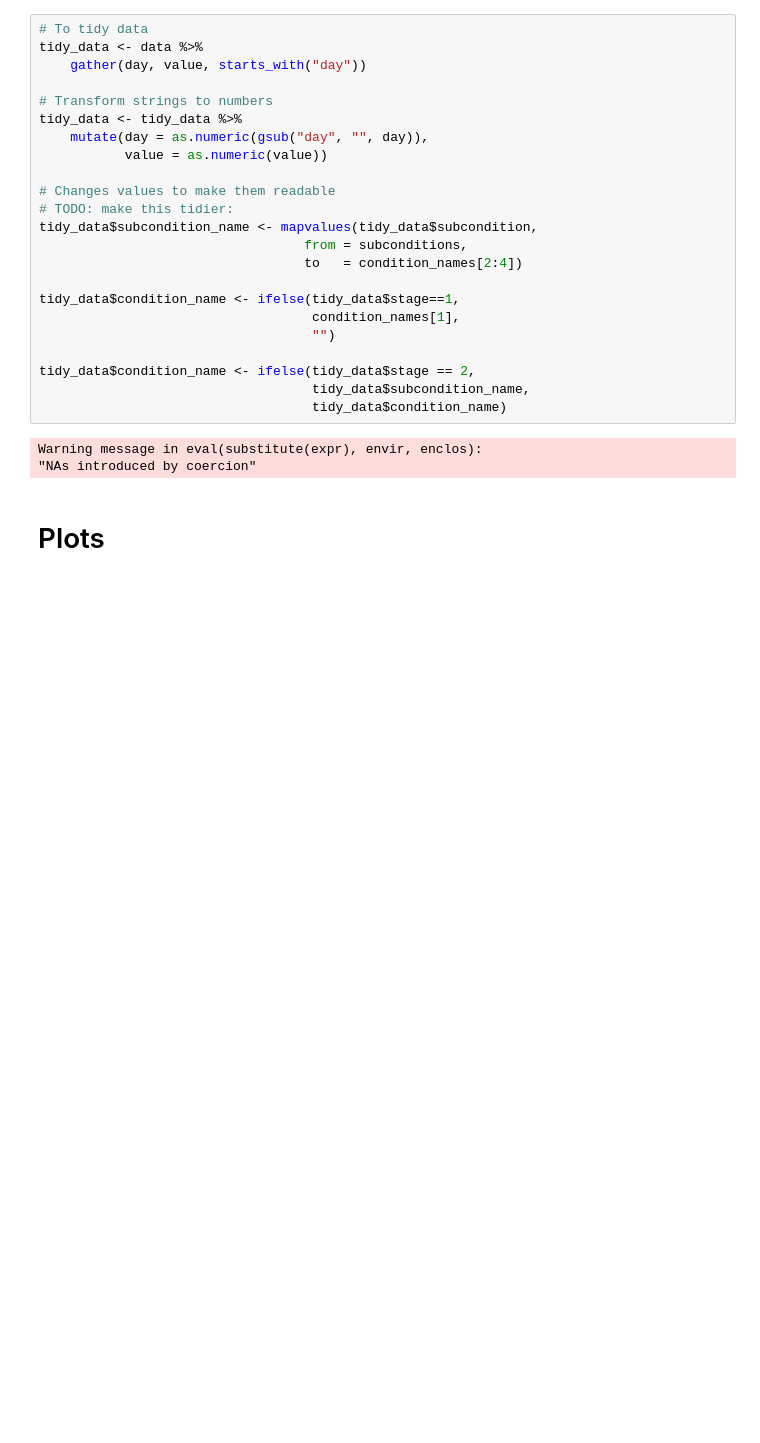
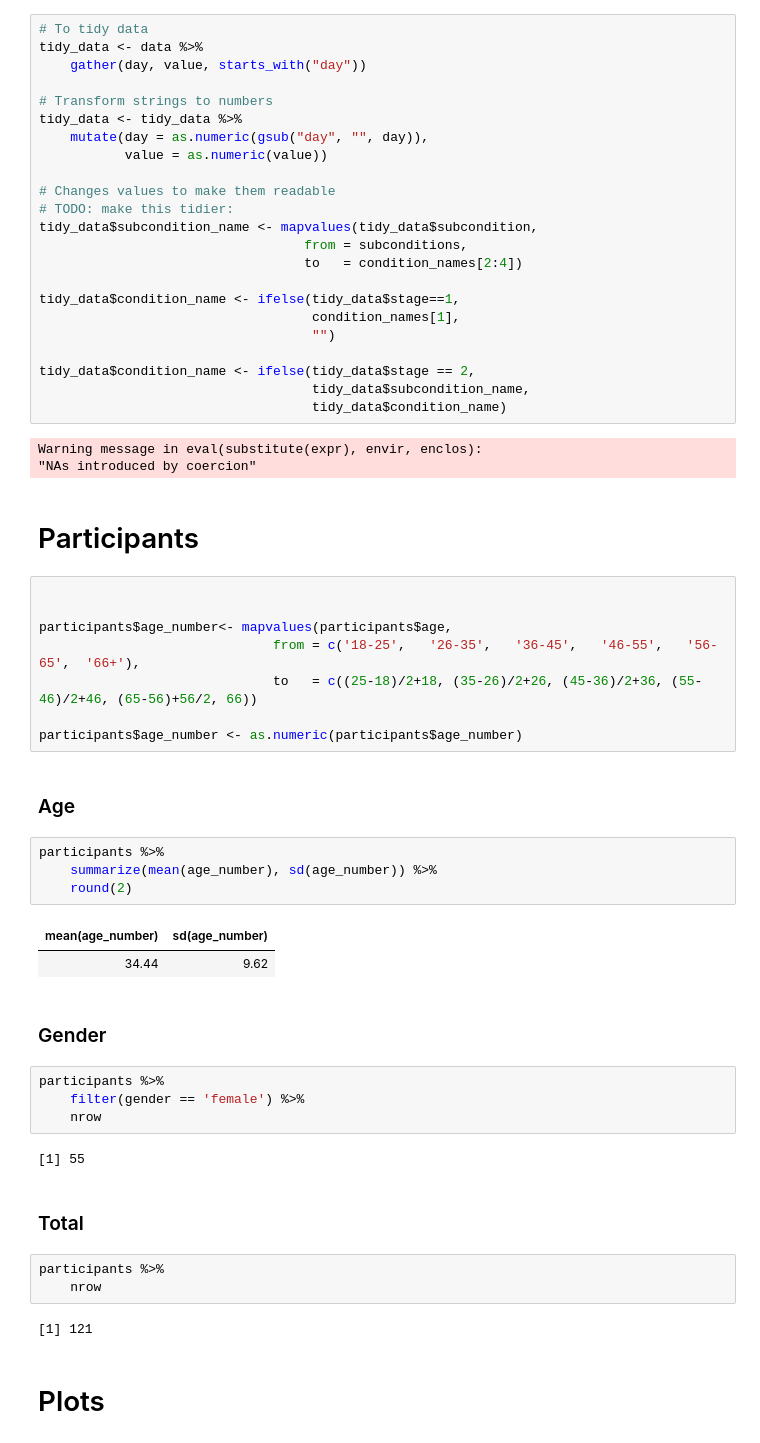
Before and after one commit to ericschulz/compforca, a Jupyter notebook: Data analysis/Catmull-Rom Analysis.ipynb, the cells around one changed output. Drawn from its saved outputs; the diff is of its cells as text; blank space fills up the shorter version.

```diff
--- a/Data analysis/Catmull-Rom Analysis.ipynb
+++ b/Data analysis/Catmull-Rom Analysis.ipynb
@@ -90,6 +129,40 @@ tidy_data$condition_name <- ifelse(tidy_data$stage == 2,
 # %% [output]
 Warning message in eval(substitute(expr), envir, enclos):
 "NAs introduced by coercion"
+# %% [markdown]
+# Participants
+# %%
+
+
+participants$age_number<- mapvalues(participants$age,
+                              from = c('18-25',   '26-35',   '36-45',   '46-55',   '56-65',  '66+'),
+                              to   = c((25-18)/2+18, (35-26)/2+26, (45-36)/2+36, (55-46)/2+46, (65-56)+56/2, 66))
+
+participants$age_number <- as.numeric(participants$age_number)
+# %% [markdown]
+### Age
+# %%
+participants %>%
+    summarize(mean(age_number), sd(age_number)) %>%
+    round(2)
+# %% [output]
+| mean(age_number) | sd(age_number) |
+| 34.44 | 9.62 |
+# %% [markdown]
+### Gender
+# %%
+participants %>%
+    filter(gender == 'female') %>%
+    nrow
+# %% [output]
+[1] 55
+# %% [markdown]
+### Total
+# %%
+participants %>%
+    nrow
+# %% [output]
+[1] 121
 # %% [markdown]
 # Plots
 # %% [markdown]
```
Also changed, not shown: parts of 11 cells of this notebook, 1 other file.
